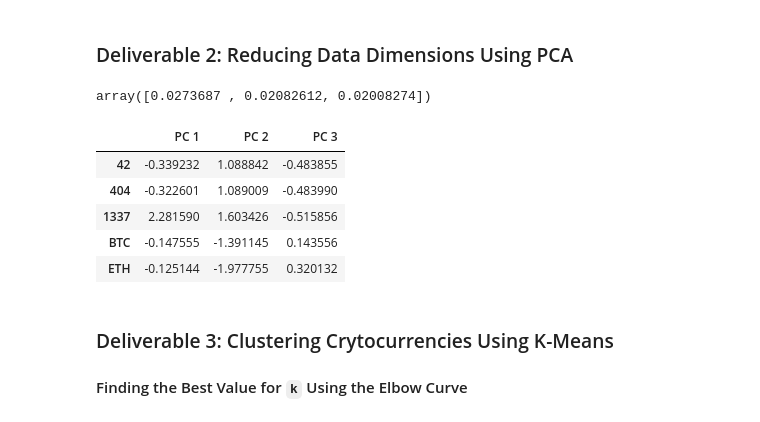
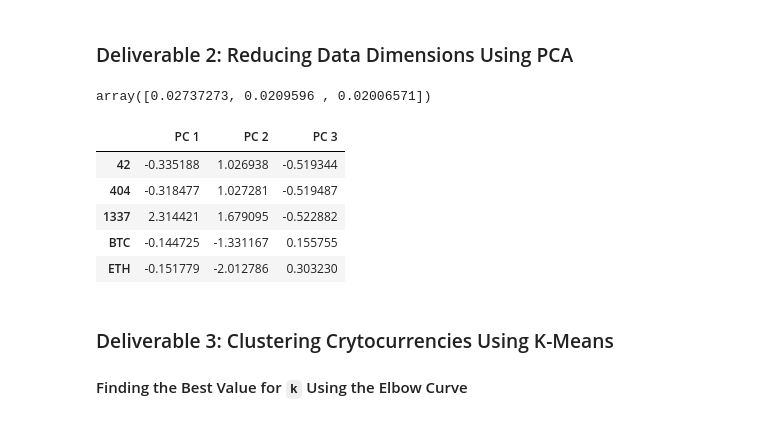
Before and after one commit to MaxDorris/Cryptocurrencies, a Jupyter notebook: crypto_clustering.ipynb, the cells around one changed output. Drawn from its saved outputs; the diff is of its cells as text; code cells hidden in the pictures.

```diff
--- a/crypto_clustering.ipynb
+++ b/crypto_clustering.ipynb
@@ -130,8 +130,8 @@ coin_names_df
 533 rows × 1 columns
 # %%
 # Drop the 'CoinName' column since it's not going to be used on the clustering algorithm.
-trade_mined_df = trade_mined_df.drop(['CoinName'], axis=1)
-trade_mined_df.head()
+crypto_df = trade_mined_df.drop(['CoinName'], axis=1)
+crypto_df.head()
 # %% [output]
 |  | Algorithm | ProofType | TotalCoinsMined | TotalCoinSupply |
 | 42 | Scrypt | PoW/PoS | 4.199995e+01 | 42 |
@@ -149,7 +149,7 @@ trade_mined_df.head()
         #         trade_mined_df[col] = le.fit_transform(trade_mined_df[col])
 
 
-trade_mined_df = pd.get_dummies(trade_mined_df, columns=['Algorithm','ProofType'])
+trade_mined_df = pd.get_dummies(crypto_df, columns=['Algorithm','ProofType'])
 trade_mined_df.head()
 # %% [output]
 |  | TotalCoinsMined | TotalCoinSupply | Algorithm_1GB AES Pattern Search | Algorithm_536 | Algorithm_Argon2d | ... |
@@ -183,27 +183,27 @@ print(scaled_df)
 # Using PCA to reduce dimension to three principal components.
 
 # Initialize PCA model
-pca = PCA(n_components=3)
+pca = PCA(n_components=3, random_state=23)
 
 # Get two principal components for the iris data.
 crypto_pca = pca.fit_transform(scaled_df)
 
 pca.explained_variance_ratio_
 # %% [output]
-array([0.0273687 , 0.02082612, 0.02008274])
+array([0.02737273, 0.0209596 , 0.02006571])
 # %%
 # Create a DataFrame with the three principal components.
-crypto_pca_df = pd.DataFrame(data=crypto_pca,
+pcs_df = pd.DataFrame(data=crypto_pca,
                               columns = ['PC 1','PC 2','PC 3'],
                               index = trade_mined_df.index)
-crypto_pca_df.head()
+pcs_df.head()
 # %% [output]
 |  | PC 1 | PC 2 | PC 3 |
-| 42 | -0.339232 | 1.088842 | -0.483855 |
-| 404 | -0.322601 | 1.089009 | -0.483990 |
-| 1337 | 2.281590 | 1.603426 | -0.515856 |
-| BTC | -0.147555 | -1.391145 | 0.143556 |
-| ETH | -0.125144 | -1.977755 | 0.320132 |
+| 42 | -0.335188 | 1.026938 | -0.519344 |
+| 404 | -0.318477 | 1.027281 | -0.519487 |
+| 1337 | 2.314421 | 1.679095 | -0.522882 |
+| BTC | -0.144725 | -1.331167 | 0.155755 |
+| ETH | -0.151779 | -2.012786 | 0.303230 |
 # %% [markdown]
 ### Deliverable 3: Clustering Crytocurrencies Using K-Means
 
```
Also changed, not shown: parts of 12 cells of this notebook.
